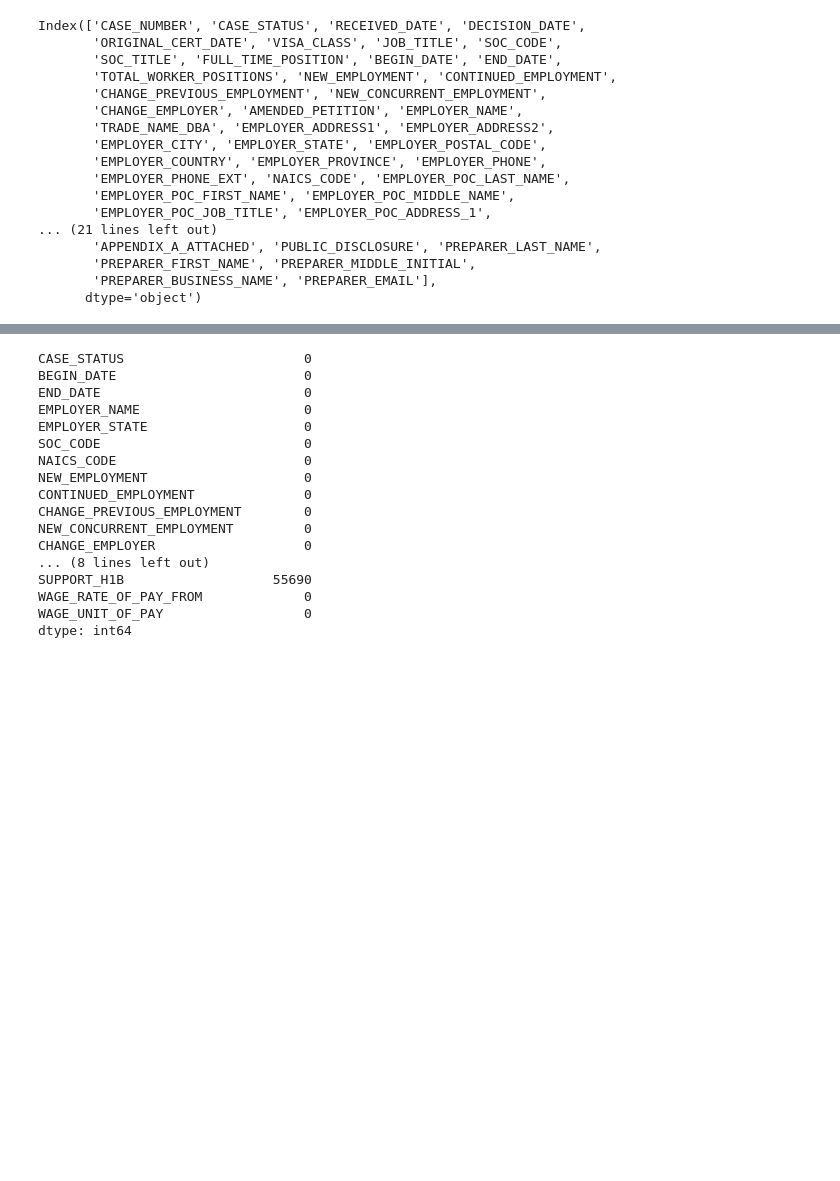
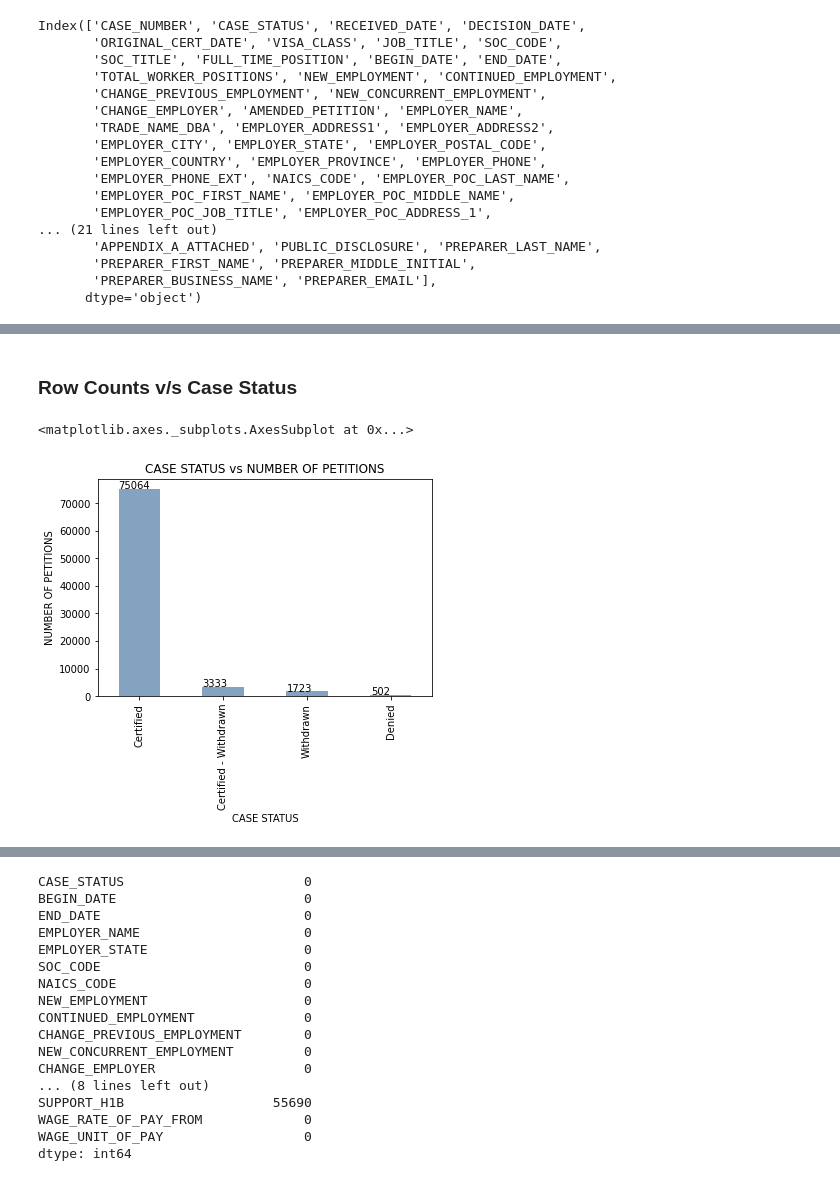
Before and after one commit to ddesai-sjsu/DataMiningFinalProject, a Jupyter notebook: H1B_Prediction.ipynb, the cells around one changed output, grey strips where cells are left out. Drawn from its saved outputs; the diff is of its cells as text; code cells hidden in the pictures; blank space fills up the shorter version.

```diff
--- a/H1B_Prediction.ipynb
+++ b/H1B_Prediction.ipynb
@@ -52,0 +122,13 @@ Index(['CASE_NUMBER', 'CASE_STATUS', 'RECEIVED_DATE', 'DECISION_DATE',
+# %% [markdown]
+### **Row Counts v/s Case Status**
+# %%
+plot_status_number = df['CASE_STATUS'].value_counts().plot(title = 'CASE STATUS vs NUMBER OF PETITIONS', \
+                                                                kind = 'bar', color = (0.2, 0.4, 0.6, 0.6))
+plot_status_number.set_xlabel("CASE STATUS")
+plot_status_number.set_ylabel("NUMBER OF PETITIONS")
+for p in plot_status_number.patches:
+    plot_status_number.annotate(str(p.get_height()), (p.get_x() * 1.0050, p.get_height() * 1.005))
+plot_status_number
+# %% [output]
+<matplotlib.axes._subplots.AxesSubplot at 0x...>
+[figure, added]
```
Also changed, not shown: parts of 31 cells of this notebook.
